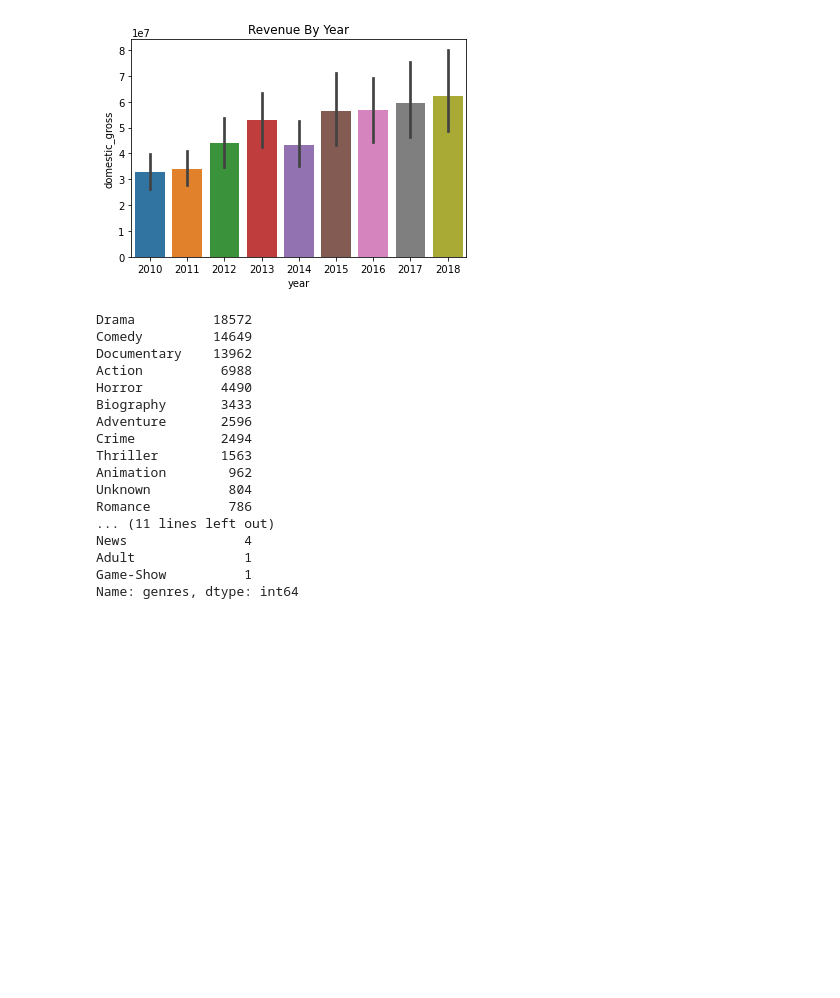
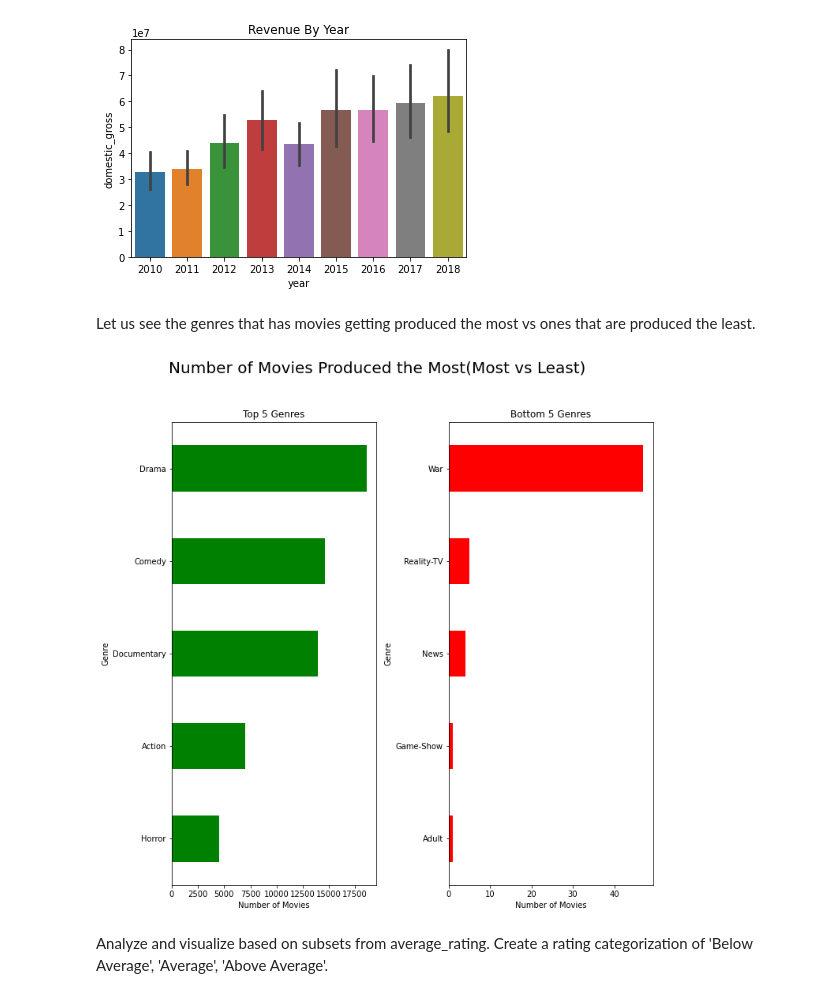
Before and after one commit to Moringa-Projects/Microsoft-Movies-Analysis-G4, a Jupyter notebook: student.ipynb, the cells around one changed output. Saved outputs shown, nothing was run; the diff lists cells and outputs as text; code cells hidden in the pictures; blank space fills up the shorter version.

Commit message:
Added Mochama graphs

```diff
--- a/student.ipynb
+++ b/student.ipynb
@@ -770,26 +638,34 @@ plt.show
 # %% [output]
 <function matplotlib.pyplot.show(close=None, block=None)>
 [figure]
-# %%
-#movie_df[(movie_df['genres']=='runtime') & (movie_df['averagerating']<=10.0)] filtering using & operator
-#movie_df[movie_df['genres'].str.contains('Drama',case=False)] filtering using str
-movie_df['genres'].unique()
-movie_df['genres'].value_counts() #drama has most count
-# %% [output]
-Drama          18572
-Comedy         14649
-Documentary    13962
-Action          6988
-Horror          4490
-Biography       3433
-Adventure       2596
-Crime           2494
-Thriller        1563
-Animation        962
-Unknown          804
-Romance          786
-... (11 lines left out)
-News               4
-Adult              1
-Game-Show          1
-Name: genres, dtype: int64
+# %% [markdown]
+Let us see the genres that has movies getting produced the most vs ones that are produced the least.
+# %%
+
+movie_df['genres'].unique()
+genre_counts= movie_df['genres'].value_counts() #drama has most count
+top_genres = genre_counts.head(5).sort_values(ascending=True)
+bottom_genres = genre_counts.tail(5).sort_values(ascending=True)
+
+fig, axes = plt.subplots(1, 2, figsize=(10,10))
+#Most movies
+top_genres.plot(kind='barh', ax=axes[0], color='green')
+axes[0].set_title('Top 5 Genres')
+axes[0].set_xlabel('Number of Movies')
+axes[0].set_ylabel('Genre')
+
+#Least movies
+bottom_genres.plot(kind='barh', ax=axes[1], color='red')
+axes[1].set_title('Bottom 5 Genres')
+axes[1].set_xlabel('Number of Movies')
+axes[1].set_ylabel('Genre')
+
+# Main title
+fig.suptitle('Number of Movies Produced the Most(Most vs Least)', fontsize=20)
+
+plt.tight_layout(rect=[0, 0, 1, 0.95])
+plt.show()
+# %% [output]
+[figure, added]
+# %% [markdown]
+Analyze and visualize based on subsets from average_rating. Create a rating categorization of 'Below Average', 'Average', 'Above Average'.
```
Also changed, not shown: parts of 34 cells of this notebook.
